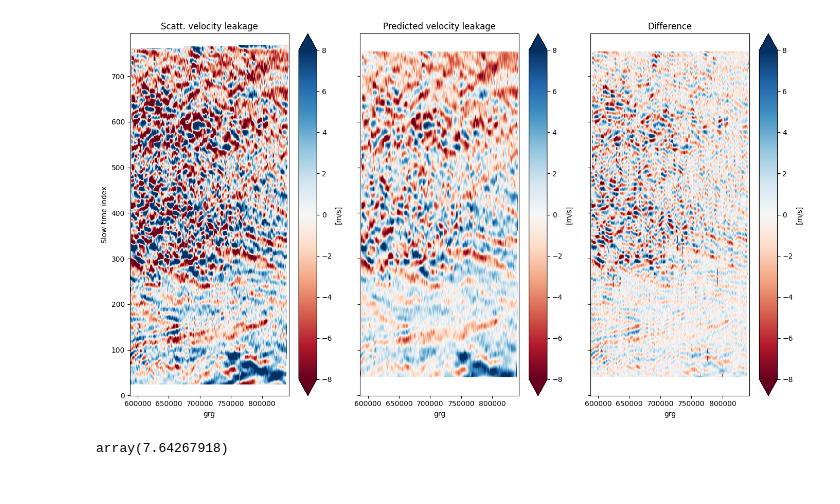
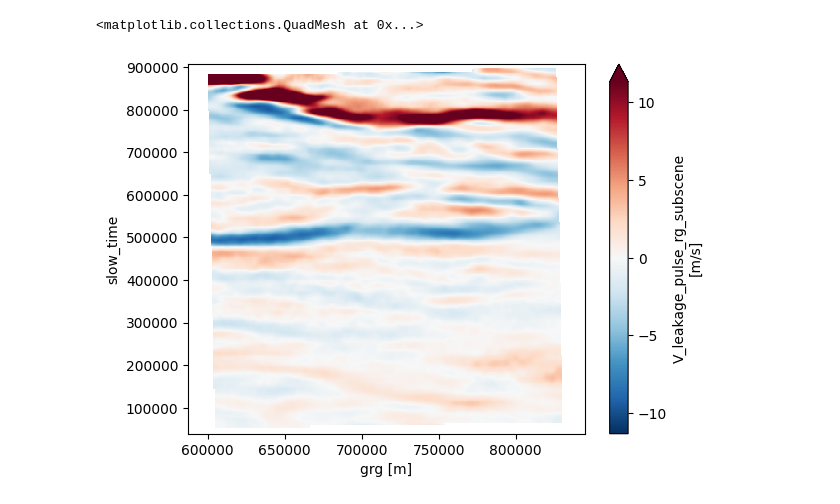
Before and after one commit to owenodriscoll/DopSCA_leakage, a Jupyter notebook: Sentinel1_analyses/process_sentinel1_chain.ipynb, the cells around one changed output. Drawn from its saved outputs; the diff is of its cells as text; code cells hidden in the pictures.

```diff
--- a/Sentinel1_analyses/process_sentinel1_chain.ipynb
+++ b/Sentinel1_analyses/process_sentinel1_chain.ipynb
@@ -111,31 +79,6 @@ fig.tight_layout()
-# %%
-fig, axes = plt.subplots(1, 3, figsize=(14, 8), sharex=True, sharey=True)
-
-vmin = -8
-vmax = 8
-
-test.data.V_leakage_pulse_rg.T.plot(robust = True, ax=axes[0], vmin=vmin, vmax=vmax, cmap='RdBu', cbar_kwargs={"label": "[m/s]"})
-test_copy.data.V_leakage_pulse_rg.T.plot(robust = True, ax=axes[1], vmin=vmin, vmax=vmax, cmap='RdBu', cbar_kwargs={"label": "[m/s]"})
-(test.data.V_leakage_pulse_rg.T - test_copy.data.V_leakage_pulse_rg.T).plot(robust = True, ax=axes[2], vmin=vmin, vmax=vmax,cmap='RdBu', cbar_kwargs={"label": "[m/s]"})
-
-axes[0].set_ylabel('Slow-time index')
-axes[1].set_ylabel('')
-axes[2].set_ylabel('')
-axes[0].set_title('Scatt. velocity leakage')
-axes[1].set_title('Predicted velocity leakage')
-axes[2].set_title('Difference')
-fig.tight_layout()
-# %% [output]
-[figure, removed]
-# %%
-nrcs_slope = np.nanpercentile((test.data.nrcs_scat.isel(slow_time = slice(0,-5-1)) - test.data.nrcs_scat.isel(slow_time = slice(5,-1))), 90)
-nrcs_mean = np.nanpercentile(test.data.nrcs_scat, 50)#.plot(robust = True) #.plot(robust = True)#std()
-sigma_azi_angle = test.data.az_angle_wrt_boresight.isel(slow_time = 50).sel(grg=700000, method='nearest').std()  # standard deviation of azimuth angle off borsight, approximately 0.023
-vx_sat = 6800 # velocity satellite, m/s
-inc = np.deg2rad(40) # TODO check if this is correct : azimuth angle relative to the velocity direction (incidence?)
-
-
-V_leakage = nrcs_slope / nrcs_mean * sigma_azi_angle * vx_sat * np.sin(inc) # NOTE equation 3 from Rodriguez 2018
-V_leakage.values
-# %% [output]
-array(7.64267918)
+# %%
+# test.data.V_leakage_pulse_rg.T.plot(robust = True)
+test.data.V_leakage_pulse_rg_subscene.T.plot(robust = True)
+# %% [output]
+<matplotlib.collections.QuadMesh at 0x...>
+[figure, added]
```
Also changed, not shown: parts of 12 cells of this notebook, 1 other file.
